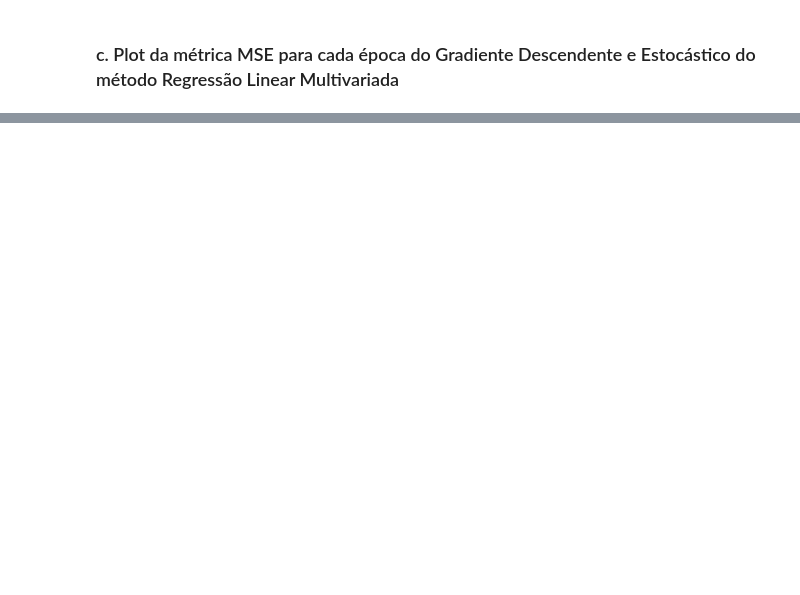
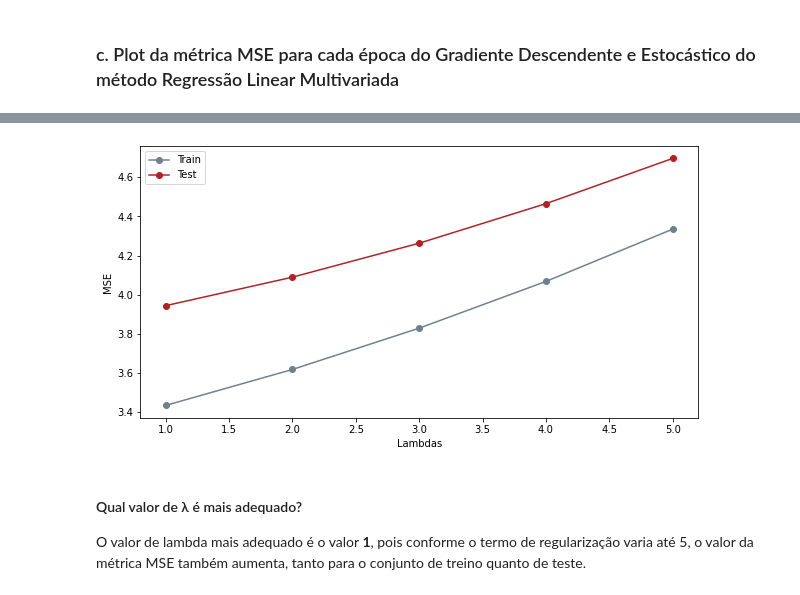
Before and after one commit to barbaraneves/machine-learning-2020-1, a Jupyter notebook: Trabalho 1/trabalho1_barbara.ipynb, the cells around one changed output, grey strips where cells are left out. Cells and saved outputs as stored; diff of their text form; code cells hidden in the pictures; blank space fills up the shorter version.

```diff
--- a/Trabalho 1/trabalho1_barbara.ipynb
+++ b/Trabalho 1/trabalho1_barbara.ipynb
@@ -338,0 +318,15 @@ Se diminuir o lambda, os coeficientes serão maiores
+# %%
+epochs = 30000
+
+# Treino
+train_error = utils.modifying_regularization_coef(X_train, y_train, X_train, y_train,
+                                                  linear_models.MLRRegularized(), epochs, learning_rate,
+                                                  max_lamb=5, metric=metrics.MSE)
+
+# Teste
+test_error = utils.modifying_regularization_coef(X_train, y_train, X_test, y_test,
+                                                 linear_models.MLRRegularized(), epochs, learning_rate,
+                                                 max_lamb=5, metric=metrics.MSE)
+
+# Valores do MSE para treino e teste
+train_error, test_error
@@ -338,0 +344,8 @@ Se diminuir o lambda, os coeficientes serão maiores
+# %%
+utils.plot_lambdas(train_error, test_error)
+# %% [output]
+[figure, added]
+# %% [markdown]
+#### Qual valor de λ é mais adequado?
+
+O valor de lambda mais adequado é o valor **1**, pois conforme o termo de regularização varia até 5, o valor da métrica MSE também aumenta, tanto para o conjunto de treino quanto de teste.
```
Also changed, not shown: parts of 25 cells of this notebook, 2 other files.
